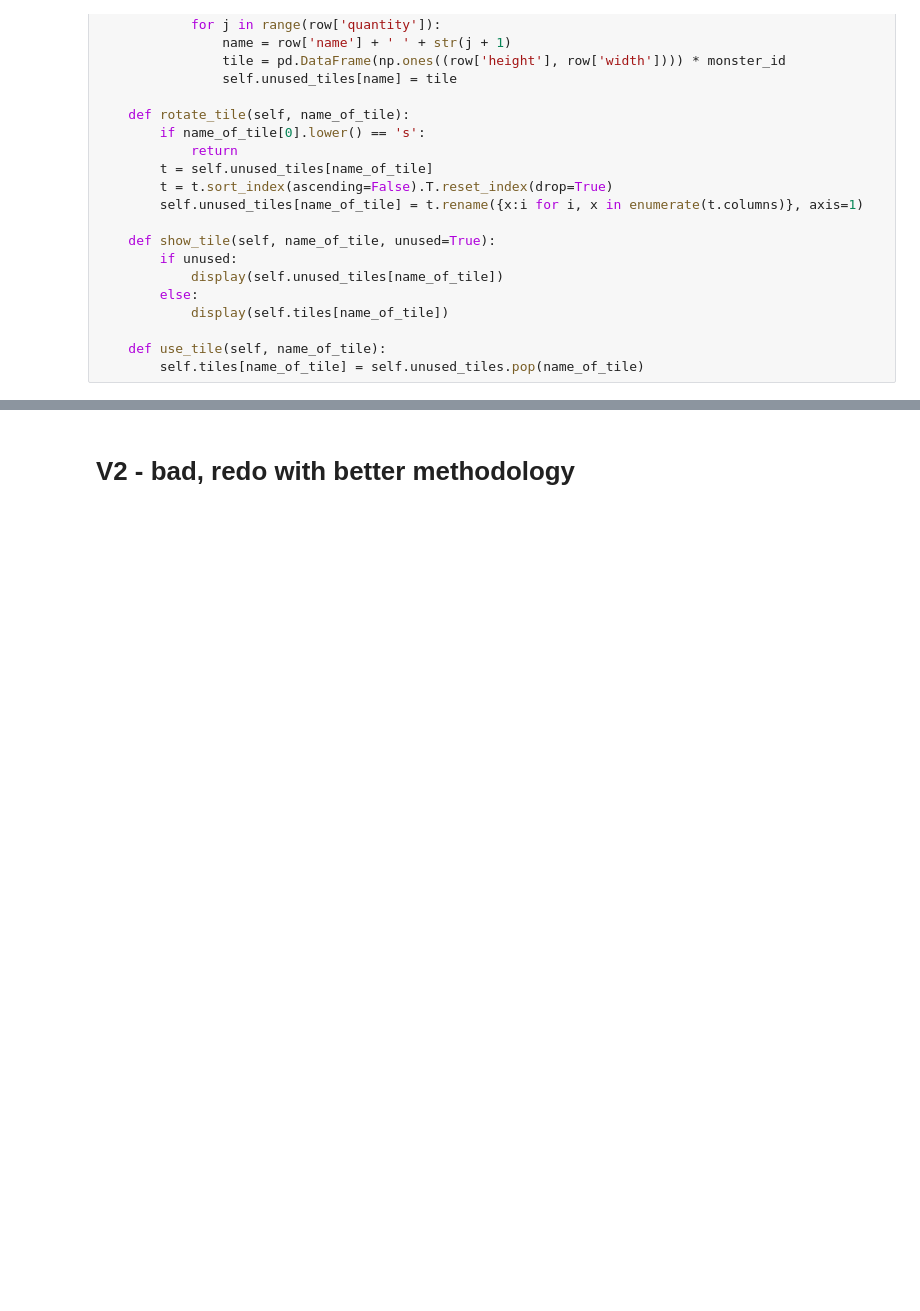
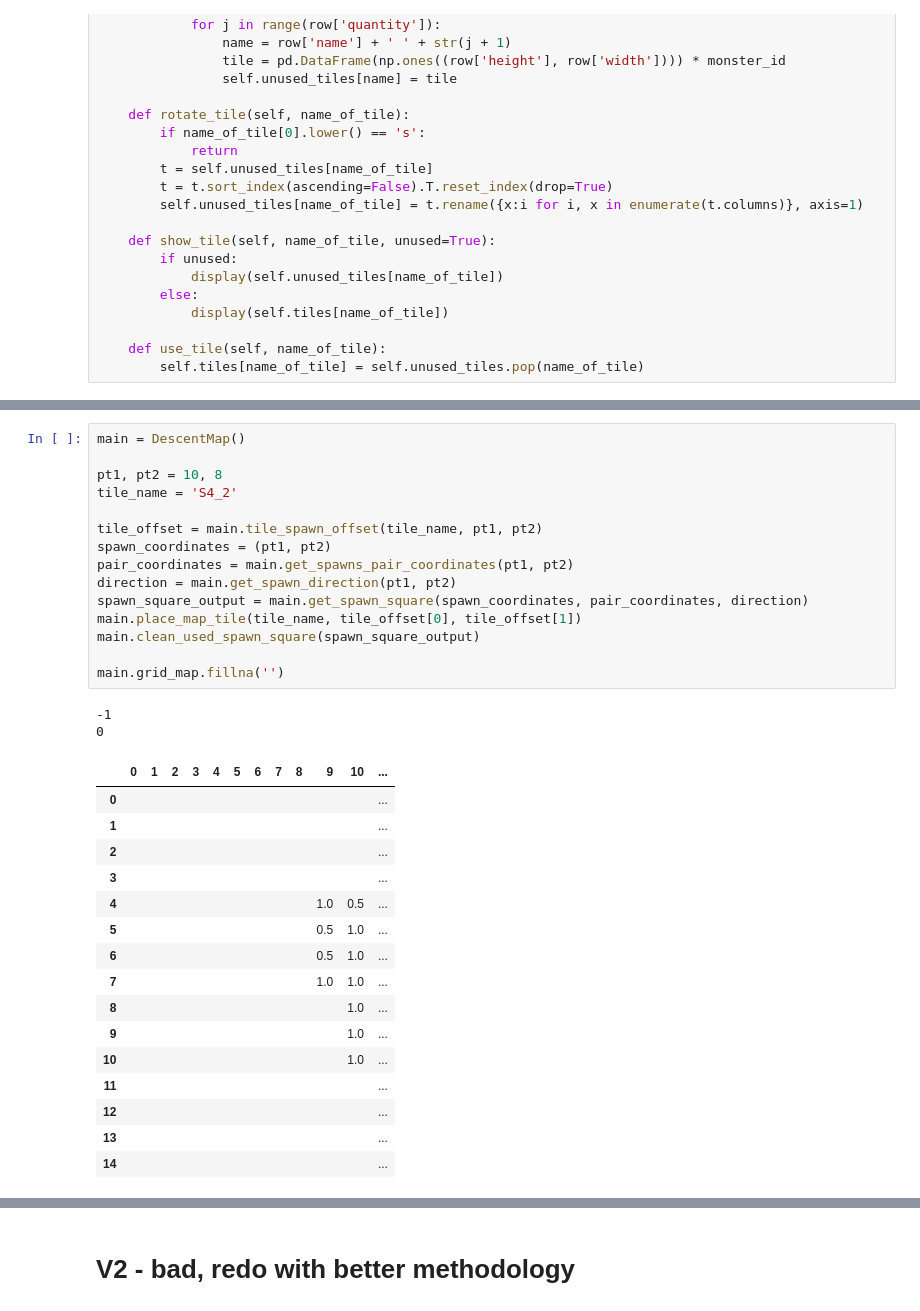
Before and after one commit to KevinCarr42/Descent_AI, a Jupyter notebook: DescentMapGenerator.ipynb, the cells around one changed output, grey strips where cells are left out. Drawn from its saved outputs; the diff is of its cells as text; blank space fills up the shorter version.

```diff
--- a/DescentMapGenerator.ipynb
+++ b/DescentMapGenerator.ipynb
@@ -541,0 +566,34 @@ NameError: name 'YouShallNotPassError' is not defined
+# %%
+main = DescentMap()
+
+pt1, pt2 = 10, 8
+tile_name = 'S4_2'
+
+tile_offset = main.tile_spawn_offset(tile_name, pt1, pt2)
+spawn_coordinates = (pt1, pt2)
+pair_coordinates = main.get_spawns_pair_coordinates(pt1, pt2)
+direction = main.get_spawn_direction(pt1, pt2)
+spawn_square_output = main.get_spawn_square(spawn_coordinates, pair_coordinates, direction)
+main.place_map_tile(tile_name, tile_offset[0], tile_offset[1])
+main.clean_used_spawn_square(spawn_square_output)
+
+main.grid_map.fillna('')
+# %% [output]
+-1
+0
+|  | 0 | 1 | 2 | 3 | 4 | 5 | 6 | 7 | 8 | 9 | 10 | ... |
+| 0 |  |  |  |  |  |  |  |  |  |  |  | ... |
+| 1 |  |  |  |  |  |  |  |  |  |  |  | ... |
+| 2 |  |  |  |  |  |  |  |  |  |  |  | ... |
+| 3 |  |  |  |  |  |  |  |  |  |  |  | ... |
+| 4 |  |  |  |  |  |  |  |  |  | 1.0 | 0.5 | ... |
+| 5 |  |  |  |  |  |  |  |  |  | 0.5 | 1.0 | ... |
+| 6 |  |  |  |  |  |  |  |  |  | 0.5 | 1.0 | ... |
+| 7 |  |  |  |  |  |  |  |  |  | 1.0 | 1.0 | ... |
+| 8 |  |  |  |  |  |  |  |  |  |  | 1.0 | ... |
+| 9 |  |  |  |  |  |  |  |  |  |  | 1.0 | ... |
+| 10 |  |  |  |  |  |  |  |  |  |  | 1.0 | ... |
+| 11 |  |  |  |  |  |  |  |  |  |  |  | ... |
+| 12 |  |  |  |  |  |  |  |  |  |  |  | ... |
+| 13 |  |  |  |  |  |  |  |  |  |  |  | ... |
+| 14 |  |  |  |  |  |  |  |  |  |  |  | ... |
```
Also changed, not shown: parts of 8 cells of this notebook.
